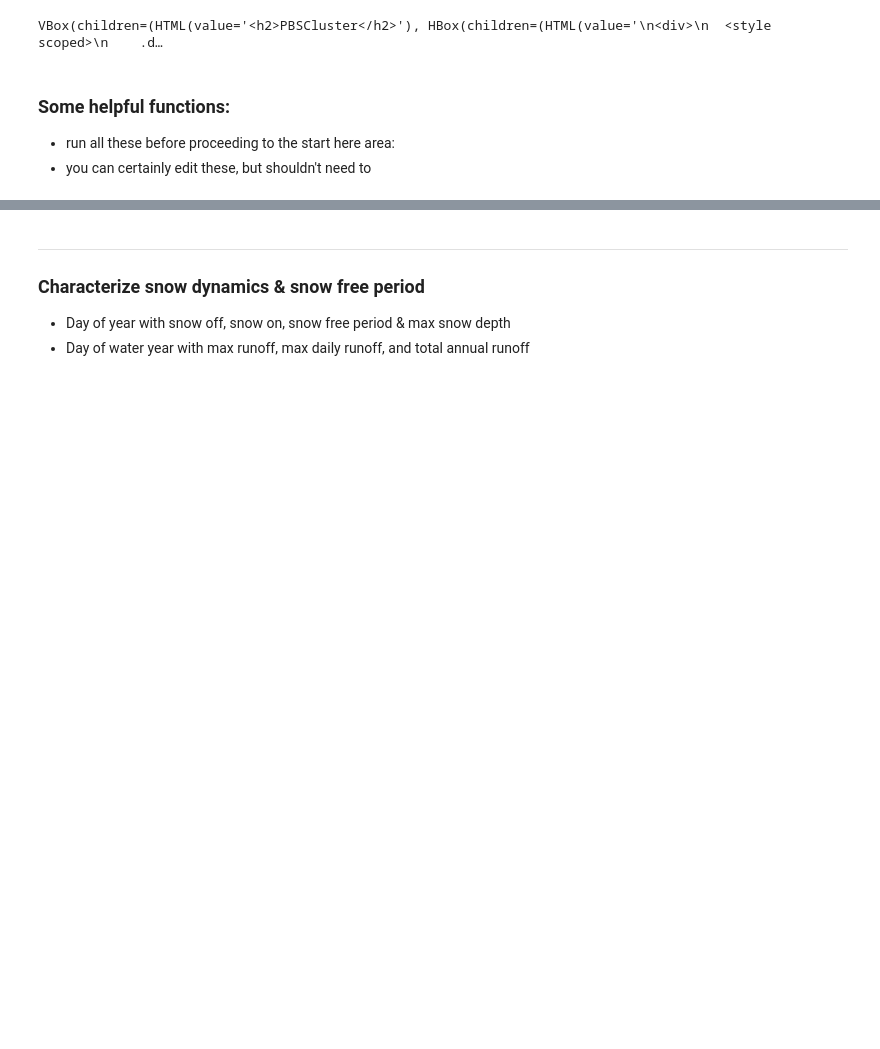
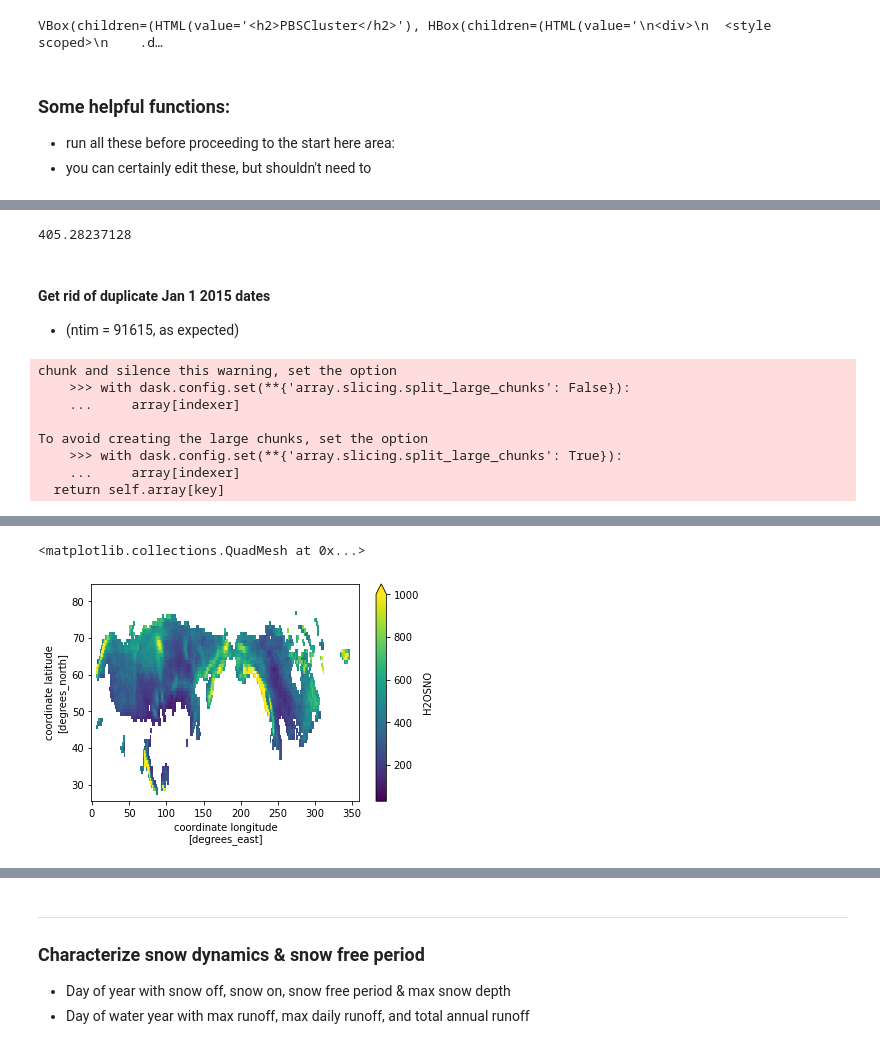
Before and after one commit to wwieder/cesm-lens, a Jupyter notebook: notebooks/lens2_VernalWindow.ipynb, the cells around one changed output, grey strips where cells are left out. Cells and saved outputs as stored; diff of their text form; code cells hidden in the pictures; blank space fills up the shorter version.

```diff
--- a/notebooks/lens2_VernalWindow.ipynb
+++ b/notebooks/lens2_VernalWindow.ipynb
@@ -599,0 +386,3 @@ Attributes: (0)
+# %%
+SWEmask = SWEmask.persist()
+_ = wait(SWEmask)
@@ -599,0 +394,37 @@ Attributes: (0)
+# %%
+model = 'CESM2'
+ens = 40+np.arange(10)
+nens = len(ens)
+WaterYear = False
+
+# maybe use SWE (SNOWLIQ) instead of snow depth?
+fields = ['H2OSNO','QRUNOFF']
+firstyear = 1850
+lastyear  = 2100
+freq      = 'daily'
+ds = get_data(model,ens,fields,firstyear,lastyear,freq)
+ds.nbytes/1e9 #GB
+# %% [output]
+405.28237128
+# %% [markdown]
+#### Get rid of duplicate Jan 1 2015 dates
+- (ntim = 91615, as expected)
+# %%
+%%time
+# we'll just look at 25-80 N for convenience
+# mask out regions with very little snow or where snow never melts out
+#load smaller dataset into memory
+ds = ds.sel(lat=slice(25,85))
+ds = ds.sel(time=~ds.get_index("time").duplicated(keep='first') )
+ds = ds.where(SWEmask>0).persist()
+_ = wait(ds)
+ds.H2OSNO.max(['time','ens']).plot(vmin=minSWE,vmax=1000);
+# %% [output]
+chunk and silence this warning, set the option
+    >>> with dask.config.set(**{'array.slicing.split_large_chunks': False}):
+    ...     array[indexer]
+
+To avoid creating the large chunks, set the option
+    >>> with dask.config.set(**{'array.slicing.split_large_chunks': True}):
+    ...     array[indexer]
+  return self.array[key]
@@ -599,0 +433,2 @@ Attributes: (0)
+<matplotlib.collections.QuadMesh at 0x...>
+[figure, added]
```
Also changed, not shown: parts of 62 cells of this notebook.
